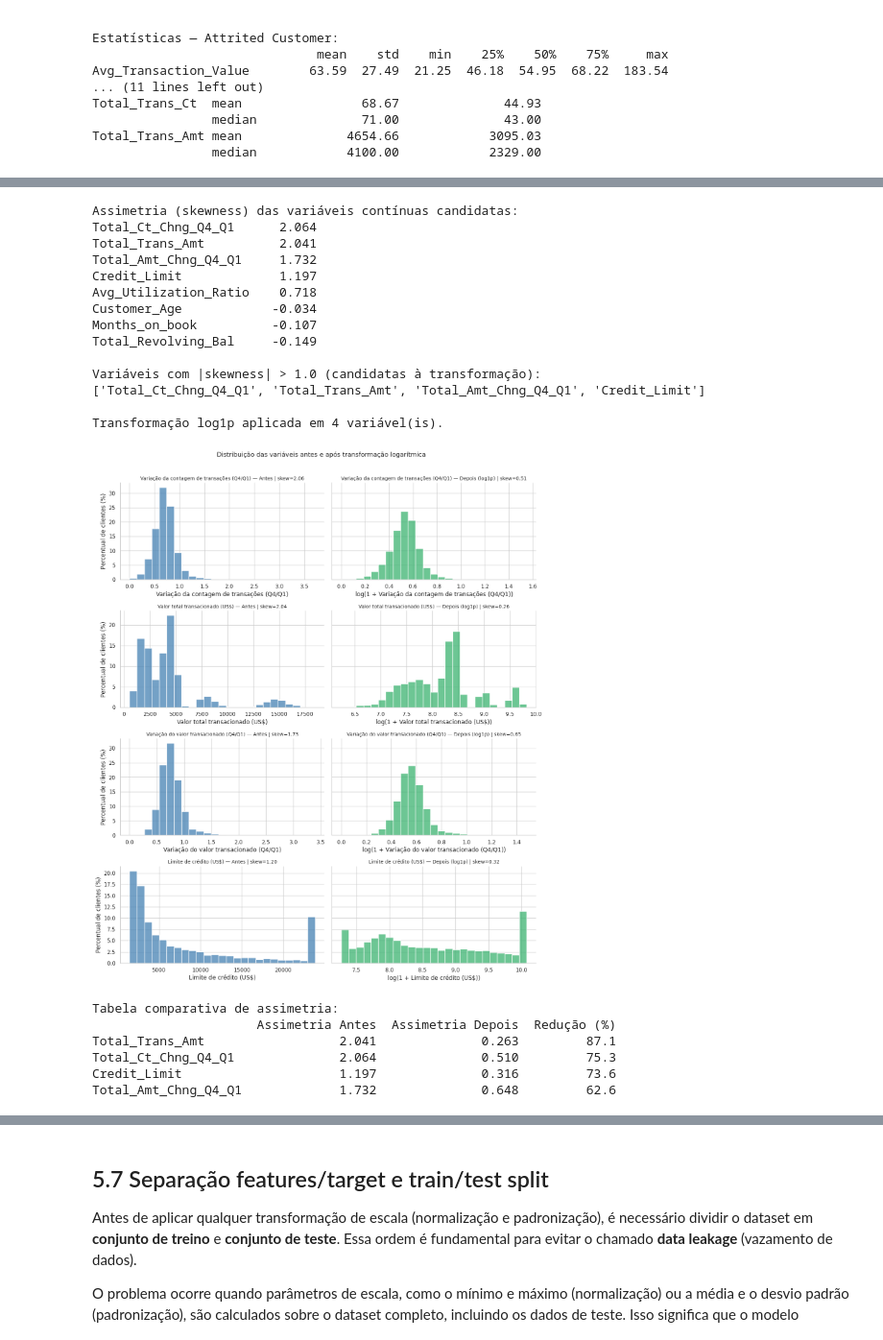
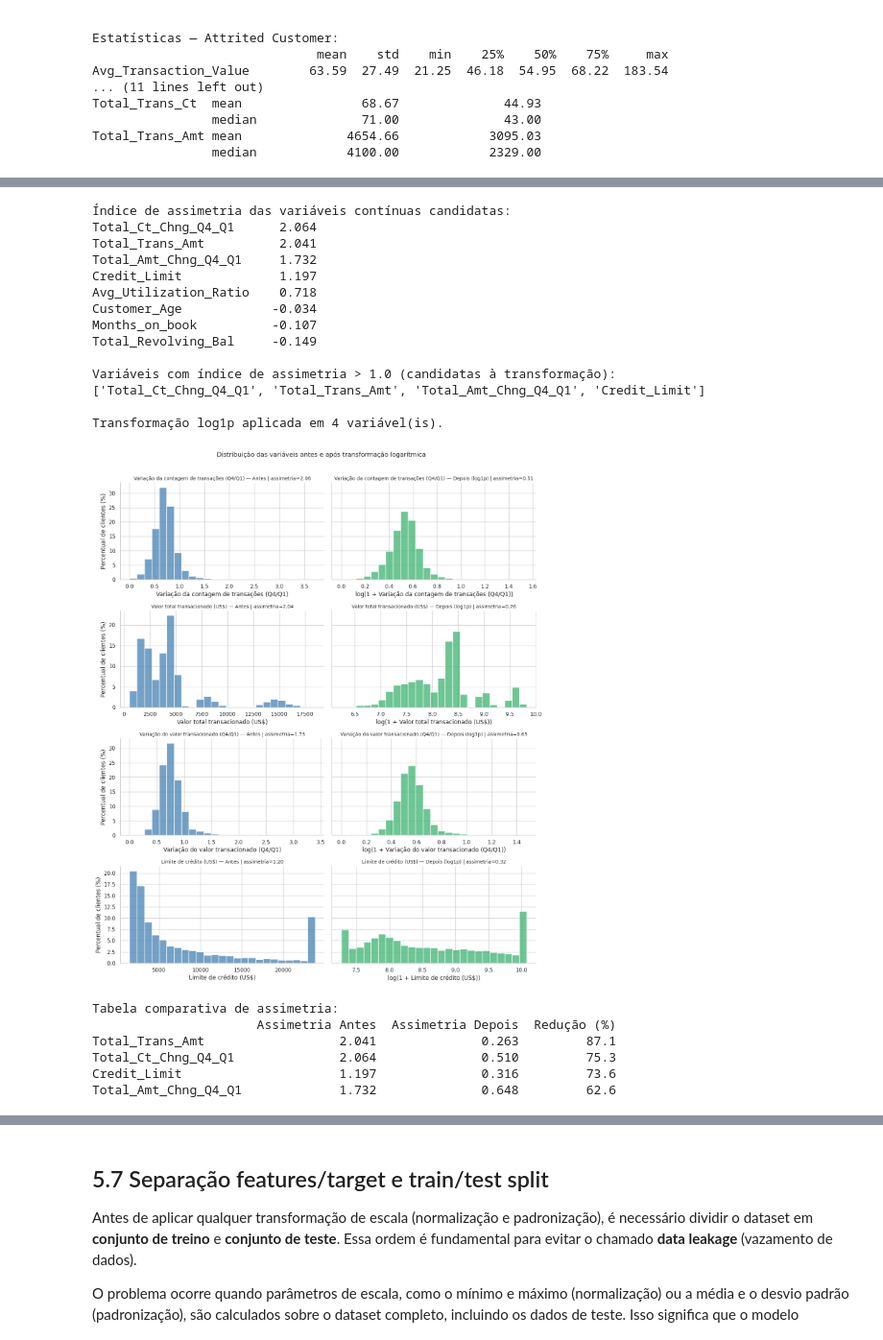
Before and after one commit to diogorblessa/mvp-credit-card-churn, a Jupyter notebook: notebooks/mvp_eda_preprocessing.ipynb, the cells around one changed output, grey strips where cells are left out. Shown at 96% size. Cells and saved outputs as stored; diff of their text form; code cells hidden in the pictures.

```diff
--- a/notebooks/mvp_eda_preprocessing.ipynb
+++ b/notebooks/mvp_eda_preprocessing.ipynb
@@ -1767,7 +1729,7 @@ colunas_candidatas_log = [
     c for c in df_encoded.columns if c not in colunas_excluir_log
 ]
 
-# Calcular skewness antes da transformação
+# Calcular o índice de assimetria antes da transformação
 skewness_antes = (
     df_encoded[colunas_candidatas_log]
     .skew()
@@ -1775,7 +1737,7 @@ skewness_antes = (
     .round(3)
 )
 
-print('Assimetria (skewness) das variáveis contínuas candidatas:')
+print('Índice de assimetria das variáveis contínuas candidatas:')
 print(skewness_antes.to_string())
 
 # Selecionar variáveis com assimetria forte
@@ -1783,7 +1745,7 @@ LIMIAR = 1.0
 colunas_log = skewness_antes[skewness_antes.abs() > LIMIAR].index.tolist()
 
 print()
-print(f'Variáveis com |skewness| > {LIMIAR} (candidatas à transformação):')
+print(f'Variáveis com índice de assimetria > {LIMIAR} (candidatas à transformação):')
 print(colunas_log)
 
 if len(colunas_log) == 0:
@@ -1794,13 +1756,13 @@ else:
     df_antes_log = df_encoded[colunas_log].copy()
 
     # Aplicar np.log1p() nas colunas selecionadas
-    for col in colunas_log:
-        df_encoded[col] = np.log1p(df_encoded[col])
+    for coluna in colunas_log:
+        df_encoded[coluna] = np.log1p(df_encoded[coluna])
 
     print()
     print(f'Transformação log1p aplicada em {len(colunas_log)} variável(is).')
 
-    # Comparação de skewness antes vs depois
+    # Comparação do índice de assimetria antes vs depois
     skewness_depois = df_encoded[colunas_log].skew().round(3)
     skew_antes_abs = df_antes_log.skew().abs().replace(0, np.nan)
 
@@ -1847,76 +1809,76 @@ else:
             y = b.get_height()
             ax.text(x, y, f'{y:.1f}%', ha='center', va='bottom', fontsize=8)
 
-    fig, axes = plt.subplots(n_vars, 2, figsize=(13, 3.8 * n_vars), sharey='row')
+    fig, eixos = plt.subplots(n_vars, 2, figsize=(13, 3.8 * n_vars), sharey='row')
 
     # Garantir que axes seja sempre 2D
     if n_vars == 1:
-        axes = np.expand_dims(axes, axis=0)
+        eixos = np.expand_dims(eixos, axis=0)
 
-    for i, col in enumerate(colunas_log):
-        nome = rotulos_eixo.get(col, col)
+    for i, coluna in enumerate(colunas_log):
+        nome = rotulos_eixo.get(coluna, coluna)
 
-        skew_a = df_antes_log[col].skew()
-        skew_d = df_encoded[col].skew()
+        skew_a = df_antes_log[coluna].skew()
+        skew_d = df_encoded[coluna].skew()
 
         # Antes
         sns.histplot(
-            df_antes_log[col],
-            ax=axes[i][0],
+            df_antes_log[coluna],
+            ax=eixos[i][0],
             color='steelblue',
             edgecolor='white',
             bins=25,
             stat='percent'
         )
-        axes[i][0].set_title(f'{nome} — Antes | skew={skew_a:.2f}', fontsize=10)
-        axes[i][0].set_xlabel(nome)
-        axes[i][0].set_ylabel('Percentual de clientes (%)')
-        sns.despine(ax=axes[i][0])
+        eixos[i][0].set_title(f'{nome} — Antes | assimetria={skew_a:.2f}', fontsize=10)
+        eixos[i][0].set_xlabel(nome)
+        eixos[i][0].set_ylabel('Percentual de clientes (%)')
+        sns.despine(ax=eixos[i][0])
 
         if MOSTRAR_ROTULOS_BARRAS:
-            rotular_top_barras(axes[i][0], top_n=TOP_BARRAS_ROTULO)
+            rotular_top_barras(eixos[i][0], top_n=TOP_BARRAS_ROTULO)
 
         # Depois
         sns.histplot(
-            df_encoded[col],
-            ax=axes[i][1],
+            df_encoded[coluna],
+            ax=eixos[i][1],
             color='mediumseagreen',
             edgecolor='white',
             bins=25,
             stat='percent'
         )
-        axes[i][1].set_title(f'{nome} — Depois (log1p) | skew={skew_d:.2f}', fontsize=10)
-        axes[i][1].set_xlabel(f'log(1 + {nome})')
-        axes[i][1].set_ylabel('')
-        axes[i][1].tick_params(labelleft=False)
-        sns.despine(ax=axes[i][1])
+        eixos[i][1].set_title(f'{nome} — Depois (log1p) | assimetria={skew_d:.2f}', fontsize=10)
+        eixos[i][1].set_xlabel(f'log(1 + {nome})')
+        eixos[i][1].set_ylabel('')
+        eixos[i][1].tick_params(labelleft=False)
+        sns.despine(ax=eixos[i][1])
 
         if MOSTRAR_ROTULOS_BARRAS:
-            rotular_top_barras(axes[i][1], top_n=TOP_BARRAS_ROTULO)
+            rotular_top_barras(eixos[i][1], top_n=TOP_BARRAS_ROTULO)
 
     plt.suptitle('Distribuição das variáveis antes e após transformação logarítmica', y=1.01, fontsize=13)
     plt.tight_layout()
     plt.show()
 
     print()
     print('Tabela comparativa de assimetria:')
     print(comparacao_log.to_string())
 # %% [output]
-Assimetria (skewness) das variáveis contínuas candidatas:
+Índice de assimetria das variáveis contínuas candidatas:
 Total_Ct_Chng_Q4_Q1      2.064
 Total_Trans_Amt          2.041
 Total_Amt_Chng_Q4_Q1     1.732
 Credit_Limit             1.197
 Avg_Utilization_Ratio    0.718
 Customer_Age            -0.034
 Months_on_book          -0.107
 Total_Revolving_Bal     -0.149
 
-Variáveis com |skewness| > 1.0 (candidatas à transformação):
+Variáveis com índice de assimetria > 1.0 (candidatas à transformação):
 ['Total_Ct_Chng_Q4_Q1', 'Total_Trans_Amt', 'Total_Amt_Chng_Q4_Q1', 'Credit_Limit']
 
 Transformação log1p aplicada em 4 variável(is).
-[figure, old version]
+[figure, new version]
 Tabela comparativa de assimetria:
                       Assimetria Antes  Assimetria Depois  Redução (%)
 Total_Trans_Amt                  2.041              0.263         87.1
```
Also changed, not shown: parts of 21 cells of this notebook.
